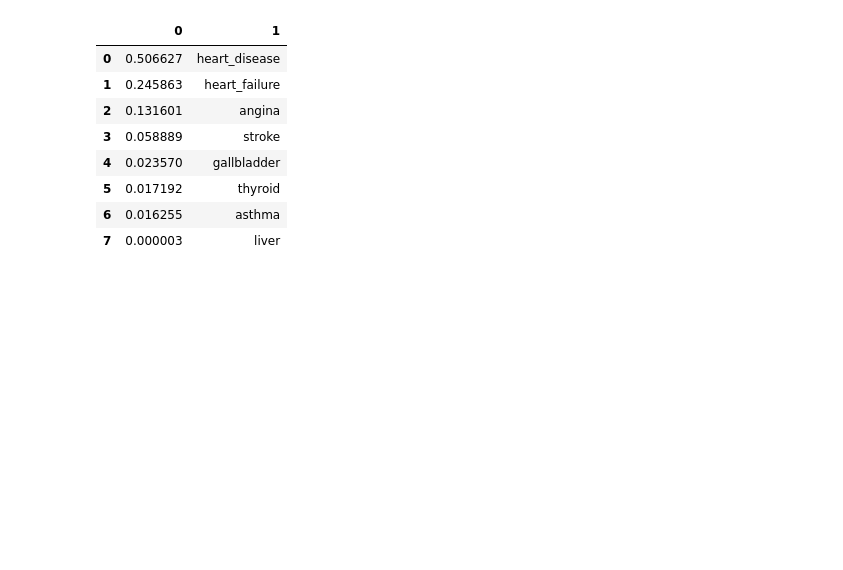
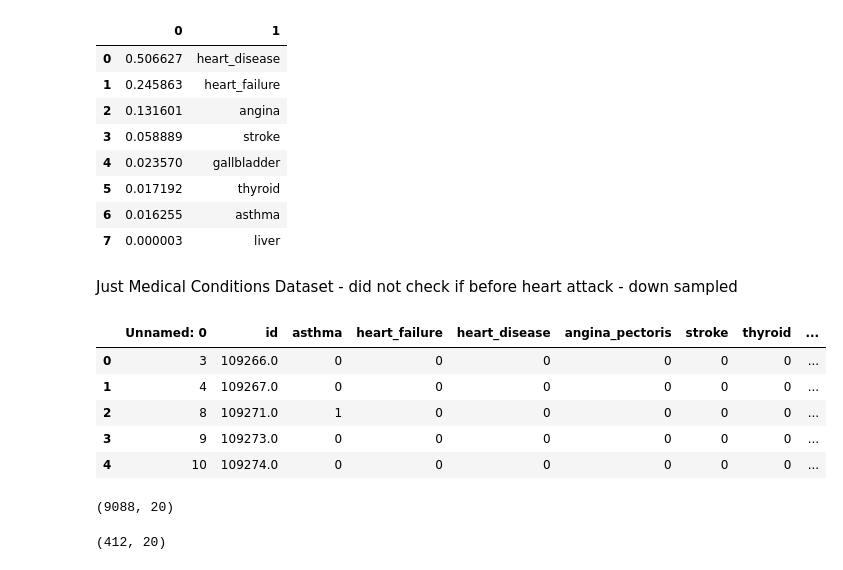
Before and after one commit to equitymarkets/HeartAttackPrediction, a Jupyter notebook: hyper_parameter_tuning.ipynb, the cells around one changed output. Cells and saved outputs as stored; diff of their text form; code cells hidden in the pictures; blank space fills up the shorter version.

Commit message:
random forest with down sample

```diff
--- a/hyper_parameter_tuning.ipynb
+++ b/hyper_parameter_tuning.ipynb
@@ -538,3 +538,27 @@ importances_df
 | 5 | 0.017192 | thyroid |
 | 6 | 0.016255 | asthma |
 | 7 | 0.000003 | liver |
+# %% [markdown]
+Just Medical Conditions Dataset - did not check if before heart attack - down sampled
+# %%
+demo_df = pd.read_csv('/content/demographics.csv')
+med_df = pd.read_csv('/content/med_conditions.csv')
+# %%
+combined_df = med_df.merge(demo_df, on='id')
+combined_df.head()
+# %% [output]
+|  | Unnamed: 0 | id | asthma | heart_failure | heart_disease | angina_pectoris | stroke | thyroid | ... |
+| 0 | 3 | 109266.0 | 0 | 0 | 0 | 0 | 0 | 0 | ... |
+| 1 | 4 | 109267.0 | 0 | 0 | 0 | 0 | 0 | 0 | ... |
+| 2 | 8 | 109271.0 | 1 | 0 | 0 | 0 | 0 | 0 | ... |
+| 3 | 9 | 109273.0 | 0 | 0 | 0 | 0 | 0 | 0 | ... |
+| 4 | 10 | 109274.0 | 0 | 0 | 0 | 0 | 0 | 0 | ... |
+# %%
+combined_df.shape
+# %% [output]
+(9088, 20)
+# %%
+heart_attack = combined_df[combined_df['heart_attack'] == 1]
+heart_attack.shape
+# %% [output]
+(412, 20)
```
Also changed, not shown: parts of 17 cells of this notebook.
